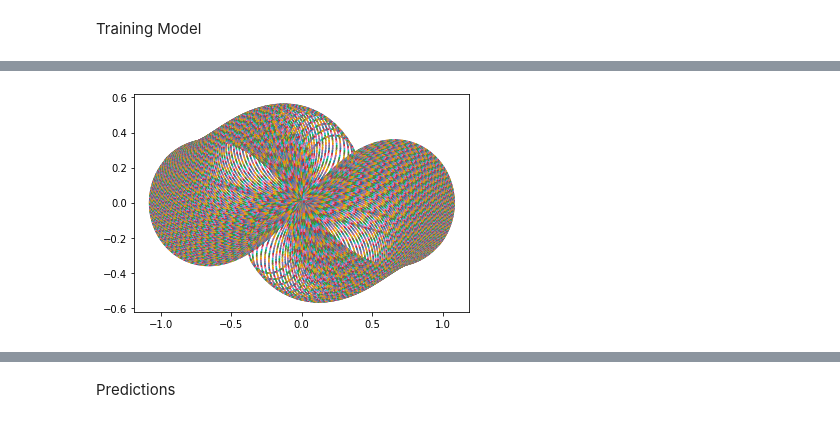
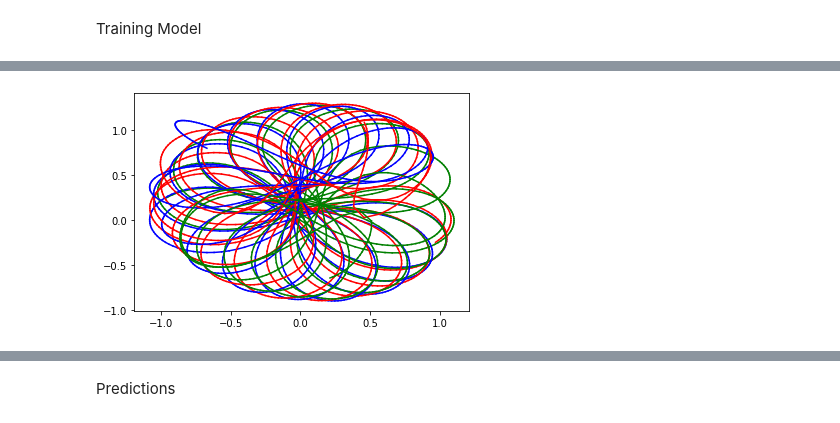
Before and after one commit to tuphr2234/ChaosPrediction, a Jupyter notebook: ThreeBodySimulation_(3).ipynb, the cells around one changed output, grey strips where cells are left out. Saved outputs shown, nothing was run; the diff lists cells and outputs as text; code cells hidden in the pictures.

```diff
--- a/ThreeBodySimulation_(3).ipynb
+++ b/ThreeBodySimulation_(3).ipynb
@@ -148,14 +173,15 @@ def splitToTrainValidTest(dataset,testPercentage):
   return train_set,val_set,test_set
 # %%
 def drawSimulation(simulation):
-  prev = simulation[0]
+  prev = np.copy(simulation[0])
   numOfBodies = len(simulation[0])
-
+  colors = ['red','green','blue','yellow','black']
   for i,sim in enumerate(simulation):
+    if i == 0:
+      continue
     for j in range(0,len(sim),2):
-      plt.plot([prev[j],sim[j]],[prev[j+1],sim[j+1]])
-      prev[j] = sim[j]
-      prev[j+1] = sim[j+1]
+      plt.plot([prev[j],sim[j]],[prev[j+1],sim[j+1]],  color = colors[j // 2])
+      prev[j] = np.copy(sim[j])
+      prev[j+1] = np.copy(sim[j+1])
   plt.show()
-  #plt.clf()
 # %%
@@ -234,11 +302,12 @@ Training Model
 # %%
 #position,velocity,mass
 #%%timeit
+divFactor = 100
 bodies=[]
-bodies.append(Body([-0.97000436, 0.24308753],[0.4662036850, 0.4323657300],1,"body1"))
-bodies.append(Body([0,0],[-0.93240737, -0.86473146],1,"body2"))
-bodies.append(Body([0.97000436, -0.24308753],[0.4662036850, 0.4323657300],1,"body3"))
-#bodies.append(Body([2, -0.24308753],[-0.4662036850, 0.4323657300],1,"body4"))
+bodies.append(Body([0.97000436,-0.24308753],[0.466203685,0.45236573],1,"body1"))
+bodies.append(Body([-0.97000436,0.24308753],[0.466203685,0.41236573],1,"body2"))
+bodies.append(Body([0, 0],[-0.93240737,-0.84473146],1,"body3"))
+#bodies.append(Body([2, 0.24308753],[-0.4662036850, 0.2323657300],1,"body4"))
 
  #r1(0) = −r3(0) = (−0.97000436, 0.24308753);
  # r2(0) = (0,0); v1(0) = v3(0) = (0.4662036850, 0.4323657300);
@@ -246,10 +315,11 @@ bodies.append(Body([0.97000436, -0.24308753],[0.4662036850, 0.4323657300],1,"bod
 
 numOfBodies=len(bodies)
 ##t: timestep . steps: number of steps. interval_in_data
-timestep = 0.001 # actual seconds
-steps = 122000
-interval_in_data = 10
+timestep = 0.0001 # actual seconds
+steps = 1220000
+interval_in_data = 500
 
 simulation1,timesteps = simulateOnTimeStep(bodies,timestep,steps,interval_in_data)
 simulation1=simulation1.reshape(len(simulation1), numOfBodies*2 )
 saveSimulation(simulation1,numOfBodies,"N-Body Simulation")
+drawSimulation(simulation1)
@@ -256,4 +328,4 @@ saveSimulation(simulation1,numOfBodies,"N-Body Simulation")
 # %%
-drawSimulation(simulation1)
+drawSimulation(simulation1[0:1250])
 # %% [output]
-[figure, old version]
+[figure, new version]
```
Also changed, not shown: parts of 21 cells of this notebook.
